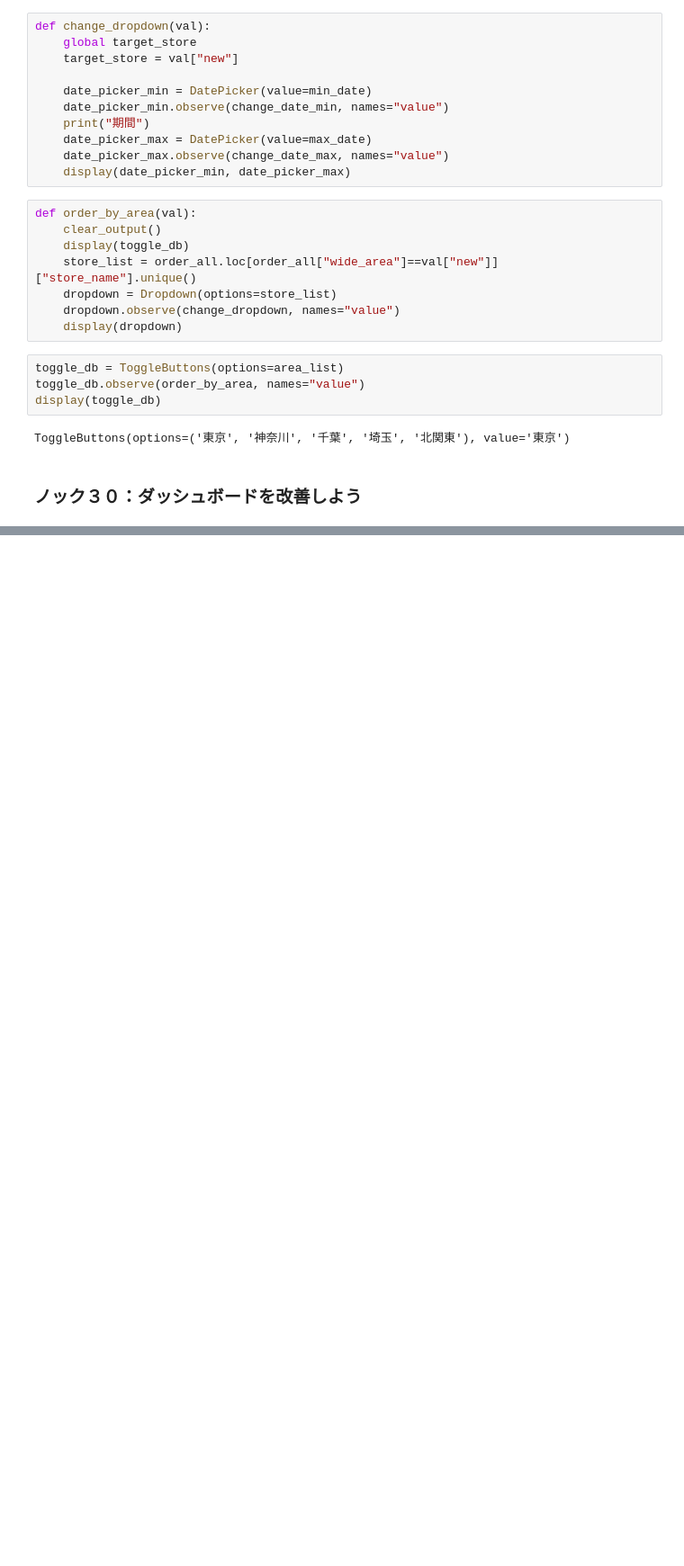
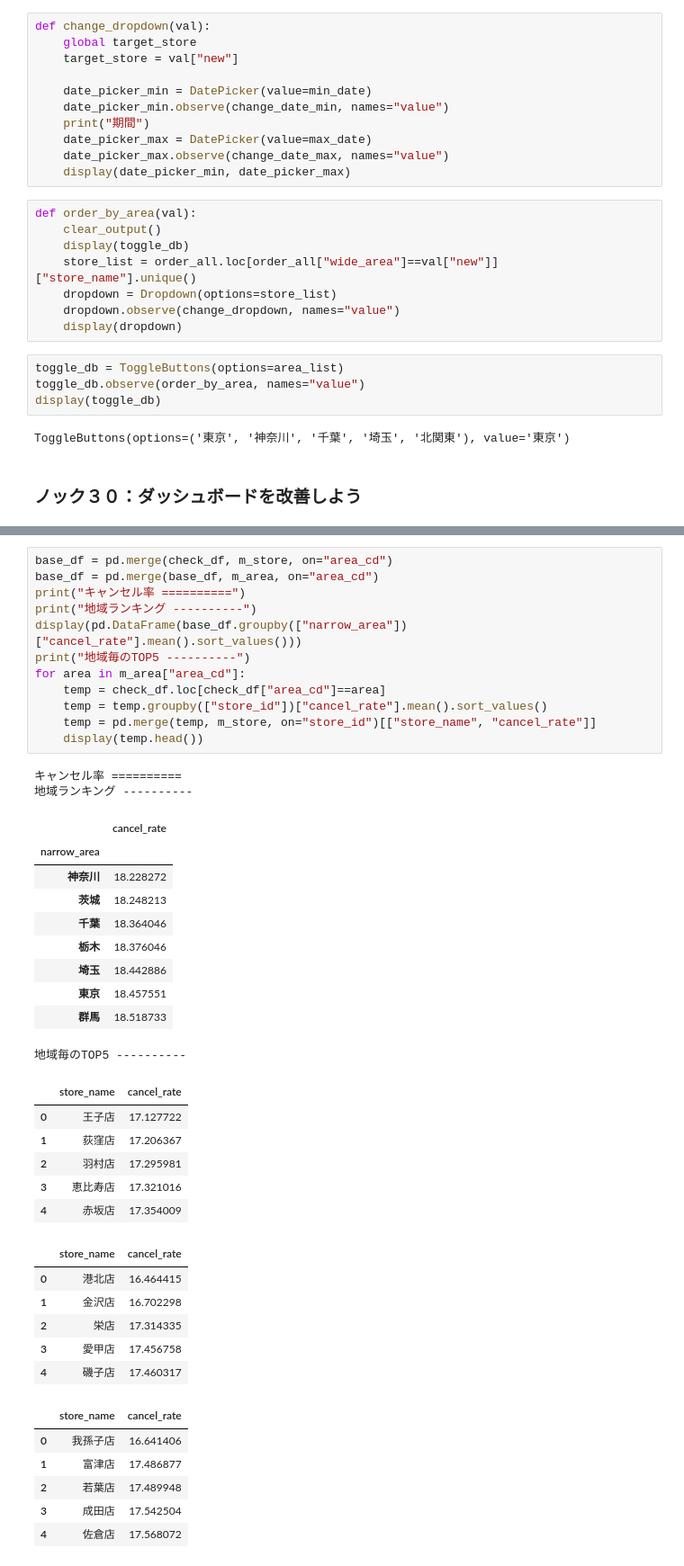
Before and after one commit to winuim/python-lm-system-100, a Jupyter notebook: chapter-3/chapter-3.ipynb, the cells around one changed output, grey strips where cells are left out. Shown: that part at 90% size. Saved outputs shown, nothing was run; the diff lists cells and outputs as text; blank space fills up the shorter version.

```diff
--- a/chapter-3/chapter-3.ipynb
+++ b/chapter-3/chapter-3.ipynb
@@ -503,0 +571,43 @@ ToggleButtons(options=('東京', '神奈川', '千葉', '埼玉', '北関東'),
+# %%
+base_df = pd.merge(check_df, m_store, on="area_cd")
+base_df = pd.merge(base_df, m_area, on="area_cd")
+print("キャンセル率 ==========")
+print("地域ランキング ----------")
+display(pd.DataFrame(base_df.groupby(["narrow_area"])["cancel_rate"].mean().sort_values()))
+print("地域毎のTOP5 ----------")
+for area in m_area["area_cd"]:
+    temp = check_df.loc[check_df["area_cd"]==area]
+    temp = temp.groupby(["store_id"])["cancel_rate"].mean().sort_values()
+    temp = pd.merge(temp, m_store, on="store_id")[["store_name", "cancel_rate"]]
+    display(temp.head())
+# %% [output]
+キャンセル率 ==========
+地域ランキング ----------
+|  | cancel_rate |
+| narrow_area |  |
+| 神奈川 | 18.228272 |
+| 茨城 | 18.248213 |
+| 千葉 | 18.364046 |
+| 栃木 | 18.376046 |
+| 埼玉 | 18.442886 |
+| 東京 | 18.457551 |
+| 群馬 | 18.518733 |
+地域毎のTOP5 ----------
+|  | store_name | cancel_rate |
+| 0 | 王子店 | 17.127722 |
+| 1 | 荻窪店 | 17.206367 |
+| 2 | 羽村店 | 17.295981 |
+| 3 | 恵比寿店 | 17.321016 |
+| 4 | 赤坂店 | 17.354009 |
+|  | store_name | cancel_rate |
+| 0 | 港北店 | 16.464415 |
+| 1 | 金沢店 | 16.702298 |
+| 2 | 栄店 | 17.314335 |
+| 3 | 愛甲店 | 17.456758 |
+| 4 | 磯子店 | 17.460317 |
+|  | store_name | cancel_rate |
+| 0 | 我孫子店 | 16.641406 |
+| 1 | 富津店 | 17.486877 |
+| 2 | 若葉店 | 17.489948 |
+| 3 | 成田店 | 17.542504 |
+| 4 | 佐倉店 | 17.568072 |
```
Also changed, not shown: parts of 2 cells of this notebook.
